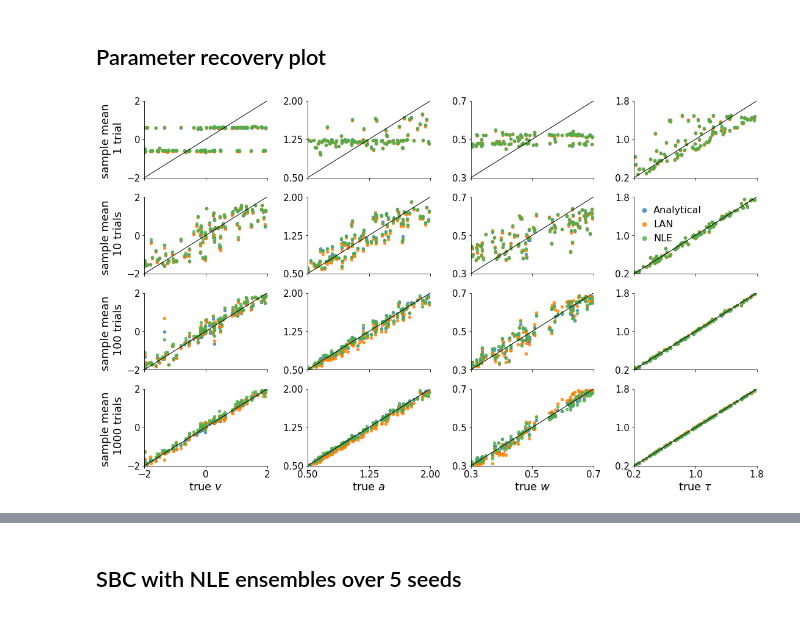
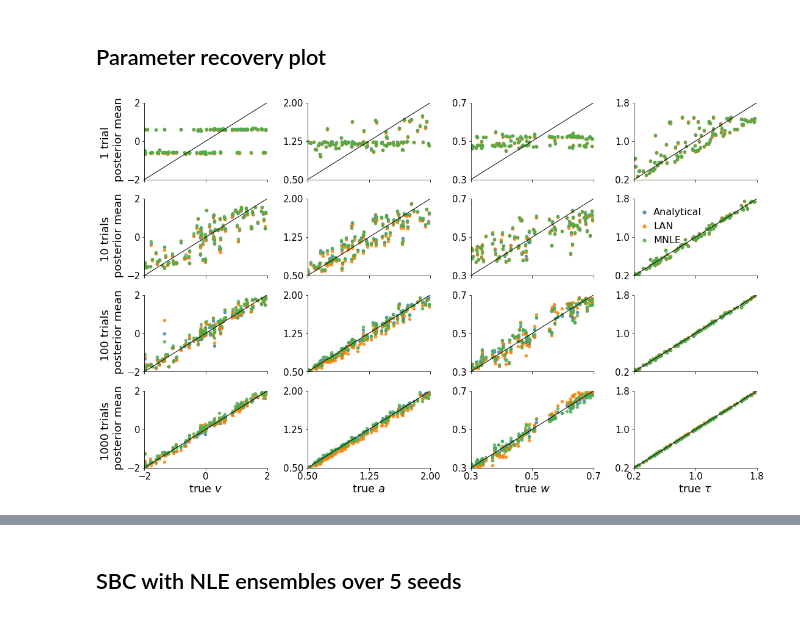
Before and after one commit to sbi-benchmark/sbibm, a Jupyter notebook: lan_nle_comparison/LAN-NLE-Figures.ipynb, the cells around one changed output, grey strips where cells are left out. Drawn from its saved outputs; the diff is of its cells as text; code cells hidden in the pictures.

```diff
--- a/lan_nle_comparison/LAN-NLE-Figures.ipynb
+++ b/lan_nle_comparison/LAN-NLE-Figures.ipynb
@@ -186,7 +190,7 @@ xos = simulator(prior.sample((num_observations,)))
 labels = [
 #     "LAN-ANA",
     "LAN",
-    "NLE",
+    "MNLE",
 ]
 errors = []
 for xoi in xos:
@@ -517,7 +525,7 @@ pairplot(ss,
          labels=[r"$v$", r"$a$", r"$w$", r"$\tau$"],
         );
 plt.sca(ax1[0, 0])
-plt.legend(["Analytical", "LAN", "NLE", r"Ground truth $\theta$"],
+plt.legend(["Analytical", "LAN", "MNLE", r"Ground truth $\theta$"],
            bbox_to_anchor=(-.1, -2.2),
            loc=2)
 
@@ -557,7 +565,7 @@ for i, a in enumerate(ax2.reshape(-1)):
     a.set_title("")
     a.set_ylabel(col_labels[i])
     a.set_xlabel("")
-    a.set_xticklabels(["LAN", "NLE"], fontsize=mpl.rcParams["font.size"])
+    a.set_xticklabels(["LAN", "MNLE"], fontsize=mpl.rcParams["font.size"])
 plt.suptitle("")
 
 weight = "regular"
@@ -611,7 +619,7 @@ for ii in range(4):
                )
     plt.scatter(truth, nle_samples.mean(1)[:, ii], s=s, color=colors[2],
 #                 label=fr"NLE, $R^2={np.corrcoef(truth, nle_samples.mean(1)[:, ii])[0, 1]**2:.2f}$",
-                label=fr"NLE",
+                label=fr"MNLE",
                 alpha=alpha,
                )
     plt.plot(np.linspace(limits[ii][0], limits[ii][1], 100),
@@ -644,7 +652,7 @@ for ii in range(3):
         if jj==0:
             plt.yticks(np.linspace(0, 1, 3))
             plt.ylabel("empirical CDF")
-            plt.legend(["Analytical", "LAN", "NLE"], loc=2)
+            plt.legend(["Analytical", "LAN", "MNLE"], loc=2)
         else:
             plt.yticks(np.linspace(0, 1, 3), [])
         plt.ylim(0, 1)
@@ -786,7 +819,7 @@ for ii in range(4):
                )
     plt.scatter(truth, nle_samples.mean(1)[:, ii], s=s, color=colors[2],
 #                 label=fr"NLE, $R^2={np.corrcoef(truth, nle_samples.mean(1)[:, ii])[0, 1]**2:.2f}$",
-                label=fr"NLE",
+                label=fr"MNLE",
                 alpha=alpha,
                )
     plt.plot(np.linspace(limits[ii][0], limits[ii][1], 100),
@@ -819,7 +852,7 @@ for ii in range(3):
         if jj==0:
             plt.yticks(np.linspace(0, 1, 3))
             plt.ylabel("empirical CDF")
-            plt.legend(["Analytical", "LAN", "NLE"], loc=2)
+            plt.legend(["Analytical", "LAN", "MNLE"], loc=2)
         else:
             plt.yticks(np.linspace(0, 1, 3), [])
         plt.ylim(0, 1)
@@ -956,34 +991,35 @@ for jj in range(4):
 #         truth = true_samples.mean(2)[jj, :, ii]
         truth = true_params[jj, :, ii]
         plt.sca(ax[jj, ii])
         plt.scatter(truth, true_samples.mean(2)[jj, :, ii], s=s, color=colors[0],
                     label=fr"Analytical",
                     alpha=alpha,
                    )
         plt.scatter(truth, lan_samples.mean(2)[jj, :, ii], s=s, color=colors[1],
                     label=fr"LAN",
                     alpha=alpha,
                    )
         plt.scatter(truth, nle_samples.mean(2)[jj, :, ii], s=s, color=colors[2],
-                    label=fr"NLE",
+                    label=fr"MNLE",
                     alpha=alpha,
                    )
         plt.plot(np.linspace(limits[ii][0], limits[ii][1], 100),
                  np.linspace(limits[ii][0], limits[ii][1], 100), color="k", lw=1)
         plt.ylim(limits[ii])
         plt.yticks(np.linspace(limits[ii][0], limits[ii][1], 3))
 
         plt.xlim(limits[ii])
         plt.xticks(np.linspace(limits[ii][0], limits[ii][1], 3))
         if jj==3:
             plt.xlabel("true " + [r"$v$", r"$a$", r"$w$", r"$\tau$"][ii])
 
         if ii==0:
-            plt.ylabel(f"sample mean \n {[1, 10, 100, 1000][jj]} trial{'s' if jj>0 else ''}")
+            plt.ylabel(f"{[1, 10, 100, 1000][jj]} trial{'s' if jj>0 else ''} \n posterior mean")
+
         if ii==3 and jj==1:
-            plt.legend(loc=2, markerscale=1.5, handlelength=0.3, frameon=False);
+            plt.legend(loc=2, markerscale=1.2, handlelength=0.3, frameon=False);
 
 plt.tight_layout();
 fig.savefig("parameter-recovery-trials.png", dpi=300, bbox_inches="tight");
 # %% [output]
-[figure, old version]
+[figure, new version]
```
Also changed, not shown: parts of 21 cells of this notebook.
